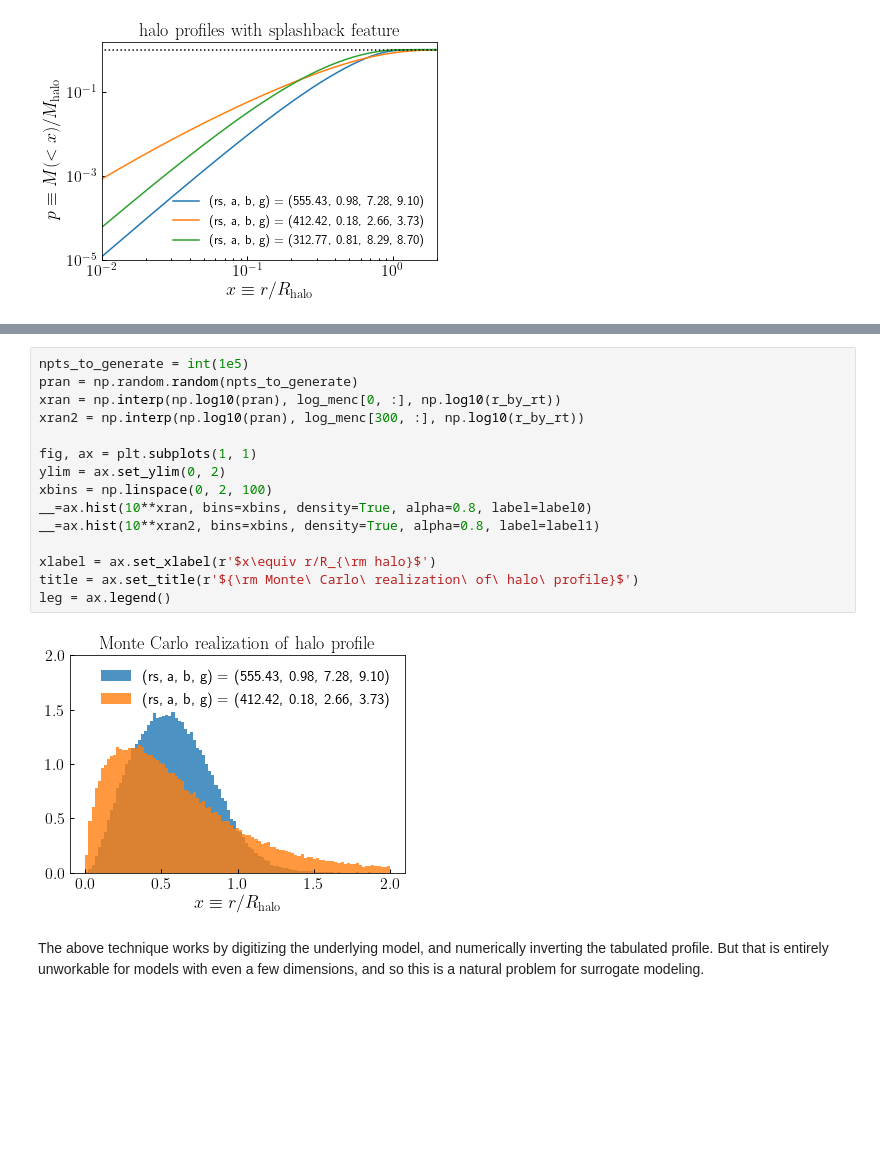
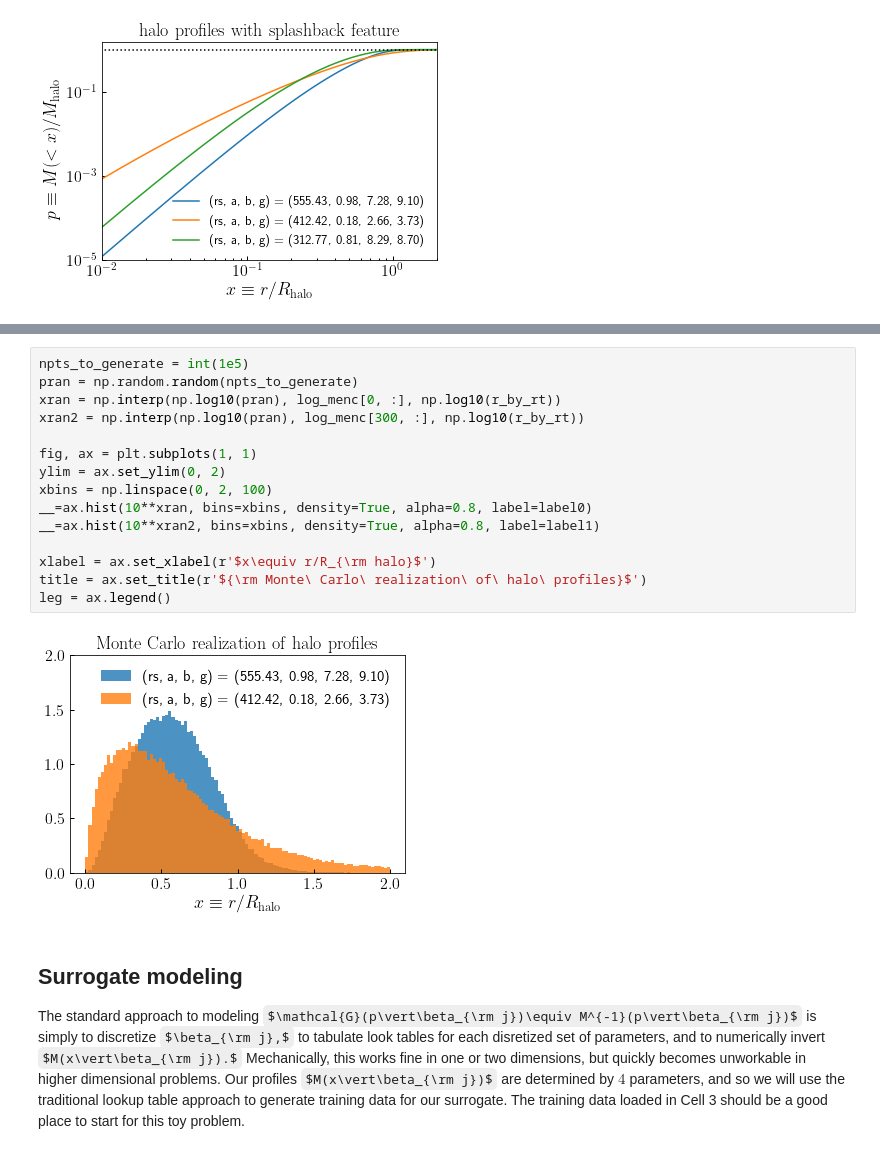
Before and after one commit to DarylDong/StatMLmeet, a Jupyter notebook: hierarchical_surrogate_modeling/notebooks/hierarchical_surrogate_toy.ipynb, the cells around one changed output, grey strips where cells are left out. Saved outputs shown, nothing was run; the diff lists cells and outputs as text; some formulas as TeX source; blank space fills up the shorter version.

Commit message:
hierarchical surrogate modeling notebook updates

```diff
--- a/hierarchical_surrogate_modeling/notebooks/hierarchical_surrogate_modeling_toy.ipynb
+++ b/hierarchical_surrogate_modeling/notebooks/hierarchical_surrogate_toy.ipynb
@@ -76,19 +77,21 @@ In order to generate a Monte Carlo realization of one of these profiles using th
 # %%
 npts_to_generate = int(1e5)
 pran = np.random.random(npts_to_generate)
 xran = np.interp(np.log10(pran), log_menc[0, :], np.log10(r_by_rt))
 xran2 = np.interp(np.log10(pran), log_menc[300, :], np.log10(r_by_rt))
 
 fig, ax = plt.subplots(1, 1)
 ylim = ax.set_ylim(0, 2)
 xbins = np.linspace(0, 2, 100)
 __=ax.hist(10**xran, bins=xbins, density=True, alpha=0.8, label=label0)
 __=ax.hist(10**xran2, bins=xbins, density=True, alpha=0.8, label=label1)
 
 xlabel = ax.set_xlabel(r'$x\equiv r/R_{\rm halo}$')
-title = ax.set_title(r'${\rm Monte\ Carlo\ realization\ of\ halo\ profile}$')
+title = ax.set_title(r'${\rm Monte\ Carlo\ realization\ of\ halo\ profiles}$')
 leg = ax.legend()
 # %% [output]
-[figure, old version]
+[figure, new version]
-# %% [markdown]
-The above technique works by digitizing the underlying model, and numerically inverting the tabulated profile. But that is entirely unworkable for models with even a few dimensions, and so this is a natural problem for surrogate modeling.
+# %% [markdown]
+## Surrogate modeling
+
+The standard approach to modeling $\mathcal{G}(p\vert\beta_{\rm j})\equiv M^{-1}(p\vert\beta_{\rm j})$ is simply to discretize $\beta_{\rm j},$ to tabulate look tables for each disretized set of parameters, and to numerically invert $M(x\vert\beta_{\rm j}).$ Mechanically, this works fine in one or two dimensions, but quickly becomes unworkable in higher dimensional problems. Our profiles $M(x\vert\beta_{\rm j})$ are determined by $4$ parameters, and so we will use the traditional lookup table approach to generate training data for our surrogate.  The training data loaded in Cell 3 should be a good place to start for this toy problem.
```
Also changed, not shown: parts of 7 cells of this notebook, 1 other file.
